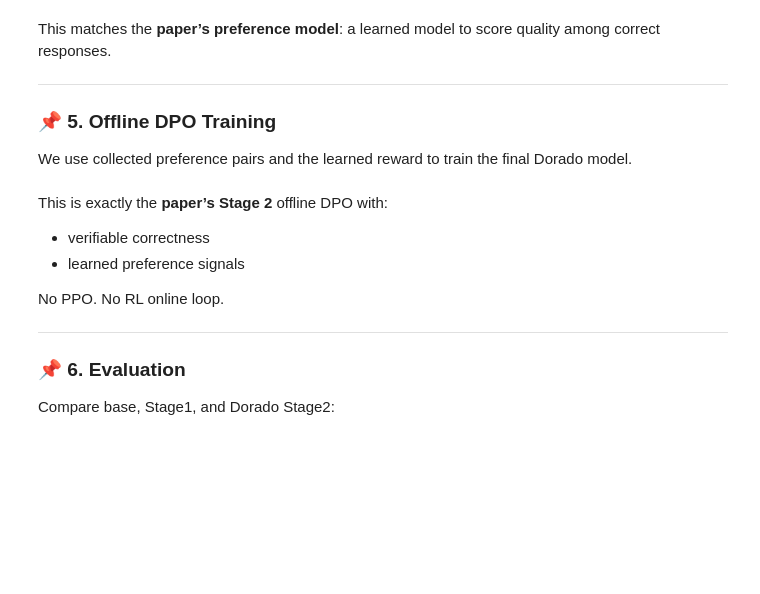
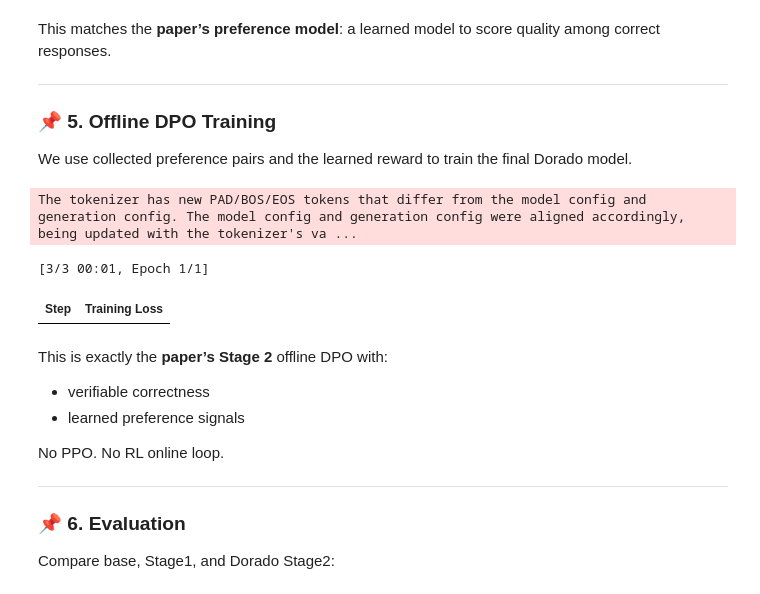
Before and after one commit to Vedant2100/llmpt, a Jupyter notebook: dorado_toy.ipynb, the cells around one changed output. Drawn from its saved outputs; the diff is of its cells as text; code cells hidden in the pictures; blank space fills up the shorter version.

```diff
--- a/dorado_toy.ipynb
+++ b/dorado_toy.ipynb
@@ -188,31 +259,68 @@ This matches the **paper’s preference model**: a learned model to score qualit
 We use collected preference pairs and the learned reward to train the final Dorado model.
 # %%
 from trl import DPOTrainer, DPOConfig
+from transformers import BitsAndBytesConfig
+from peft import LoraConfig, prepare_model_for_kbit_training
 import datasets
+import torch
 
 # 1. Prepare Dataset
 dpo_list = [{"prompt": q, "chosen": c, "rejected": i} for q, c, i in pairs]
 dpo_ds = datasets.Dataset.from_list(dpo_list)
 
 # 2. Config
 dpo_args = DPOConfig(
     output_dir="dorado_final",
     per_device_train_batch_size=2,
     num_train_epochs=1,
-    logging_steps=5
+    logging_steps=5,
+    report_to="none"
 )
 
-# 3. Trainer
-# We initialize from the Stage 1 SFT model
+# 3. Load SFT Model in 4-bit for DPO
+bnb_config = BitsAndBytesConfig(
+    load_in_4bit=True,
+    bnb_4bit_quant_type="nf4",
+    bnb_4bit_compute_dtype=torch.float16,
+)
+
+# Load tokenizer (ensure definition)
+tok = AutoTokenizer.from_pretrained(SFT_OUT)
+tok.pad_token = tok.eos_token
+
+# Load the SFT model from Stage 1
+model = AutoModelForCausalLM.from_pretrained(
+    SFT_OUT,
+    quantization_config=bnb_config,
+    device_map="auto"
+)
+model.config.pad_token_id = tok.pad_token_id # FIX: Ensure pad token is set in config
+model = prepare_model_for_kbit_training(model)
+
+# LoRA Config for DPO
+peft_config = LoraConfig(
+    r=16,
+    lora_alpha=32,
+    bias="none",
+    task_type="CAUSAL_LM",
+    target_modules=["q_proj", "v_proj"]
+)
+
+# 4. Trainer
 trainer_dpo = DPOTrainer(
-    model=SFT_OUT,
+    model=model,
     args=dpo_args,
     train_dataset=dpo_ds,
-    tokenizer=tok
+    # tokenizer=tok, # Removed the tokenizer argument as it's not expected in this trl version
+    peft_config=peft_config # Automatically trains adapters on top of SFT base
 )
 
 trainer_dpo.train()
 trainer_dpo.save_model("dorado_final")
+# %% [output]
+The tokenizer has new PAD/BOS/EOS tokens that differ from the model config and generation config. The model config and generation config were aligned accordingly, being updated with the tokenizer's va ...
+[3/3 00:01, Epoch 1/1]
+| Step | Training Loss |
 # %% [markdown]
 This is exactly the **paper’s Stage 2** offline DPO with:
 
```
Also changed, not shown: parts of 8 cells of this notebook.
